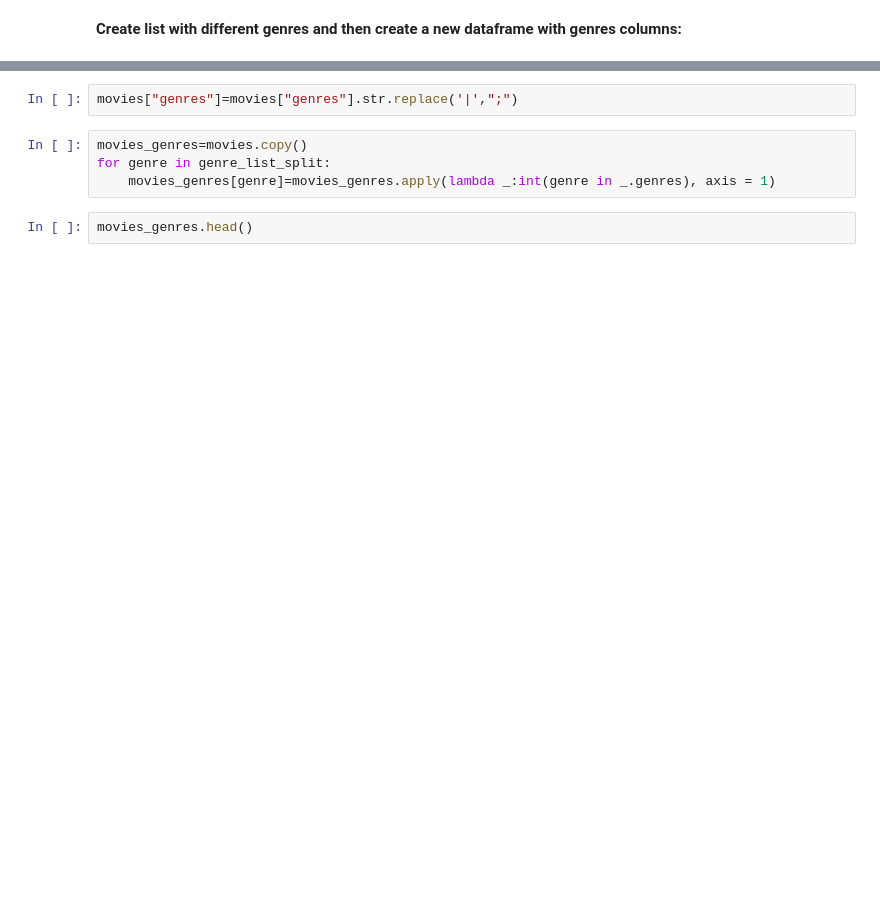
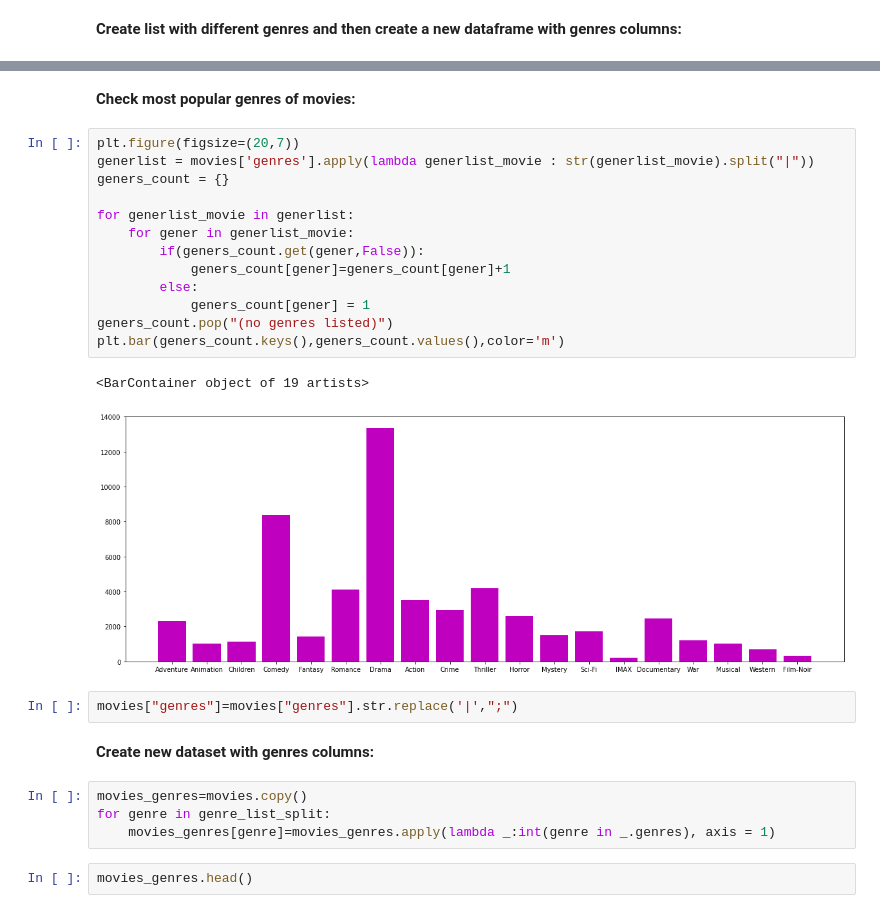
Before and after one commit to Macarena18/Final-Project, a Jupyter notebook: Analysis.ipynb, the cells around one changed output, grey strips where cells are left out. Drawn from its saved outputs; the diff is of its cells as text; blank space fills up the shorter version.

```diff
--- a/Analysis.ipynb
+++ b/Analysis.ipynb
@@ -164,5 +167,25 @@ genre_list_split
+# %% [markdown]
+**Check most popular genres of movies:**
+# %%
+plt.figure(figsize=(20,7))
+generlist = movies['genres'].apply(lambda generlist_movie : str(generlist_movie).split("|"))
+geners_count = {}
+
+for generlist_movie in generlist:
+    for gener in generlist_movie:
+        if(geners_count.get(gener,False)):
+            geners_count[gener]=geners_count[gener]+1
+        else:
+            geners_count[gener] = 1
+geners_count.pop("(no genres listed)")
+plt.bar(geners_count.keys(),geners_count.values(),color='m')
+# %% [output]
+<BarContainer object of 19 artists>
+[figure, added]
 # %%
 movies["genres"]=movies["genres"].str.replace('|',";")
+# %% [markdown]
+**Create new dataset with genres columns:**
 # %%
 movies_genres=movies.copy()
 for genre in genre_list_split:
```
Also changed, not shown: parts of 25 cells of this notebook, 10 other files.
